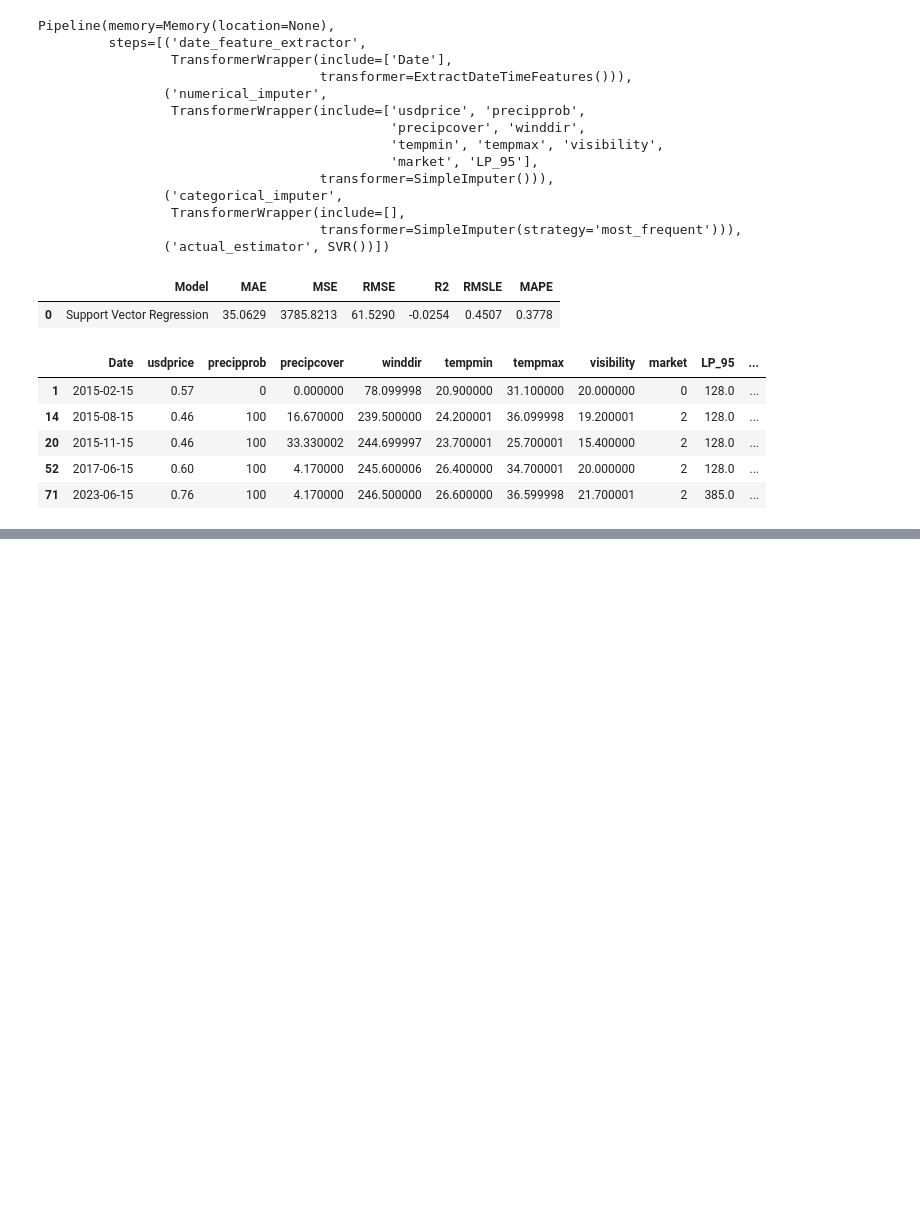
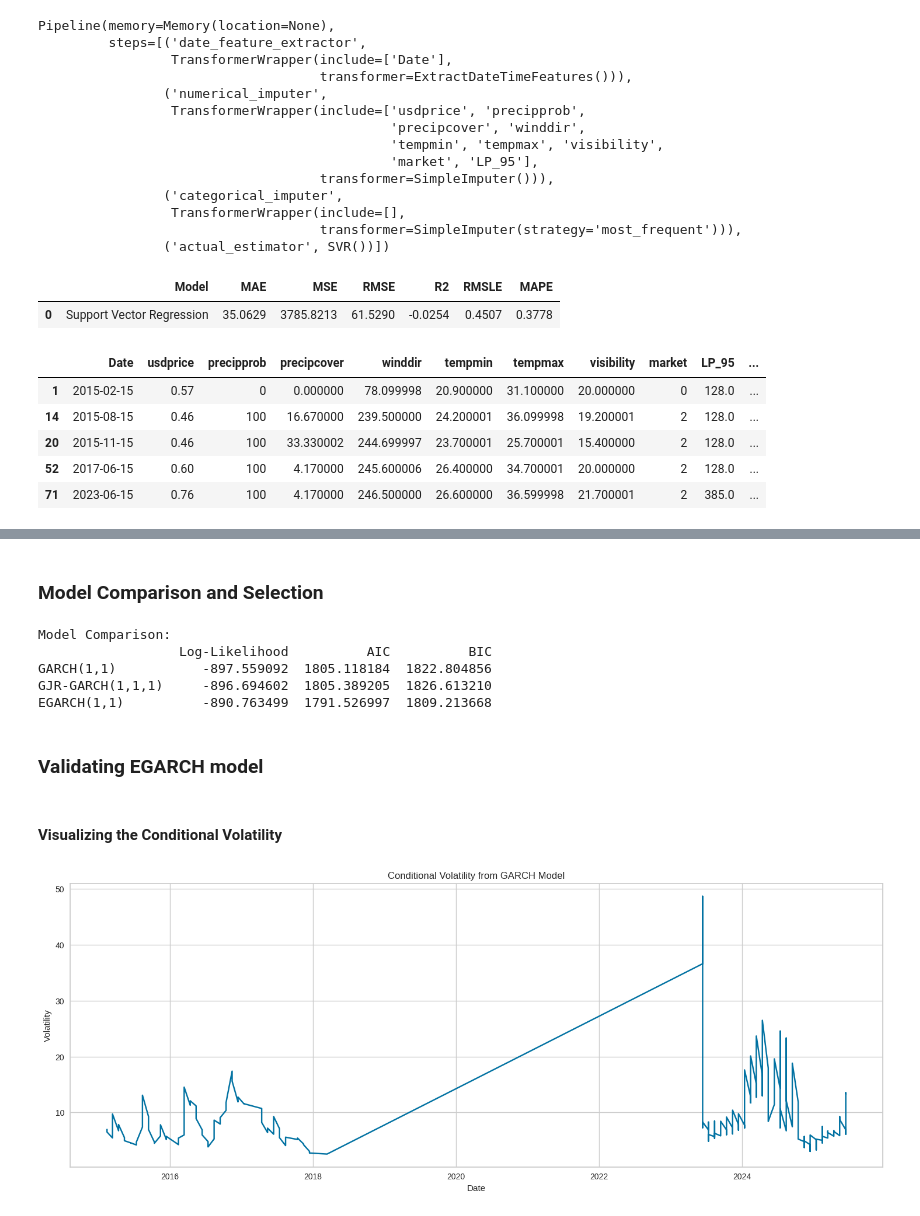
Before and after one commit to DVIlangamge/FYP--Rice-Price-Volatility-Analysis-and-Forecasting, a Jupyter notebook: FYP_Rice_price_predictions.ipynb, the cells around one changed output, grey strips where cells are left out. Saved outputs shown, nothing was run; the diff lists cells and outputs as text; code cells hidden in the pictures; blank space fills up the shorter version.

```diff
--- a/FYP_Rice_price_predictions.ipynb
+++ b/FYP_Rice_price_predictions.ipynb
@@ -2352,0 +2491,14 @@ fig.show()
+# %%
+# 1. Fit a GARCH(1,1) model with a Student's t distribution
+# p=1 (past volatility), q=1 (past shocks)
+variables = garch_model_df[['usdprice', 'precipprob', 'precipcover',
+       'winddir', 'tempmin', 'tempmax', 'visibility','market', 'LP_95']]
+
+garch_model = arch_model(scaled_returns, vol='Garch', p=1, q=1, dist='t', x=variables)
+
+# disp='off' keeps the output clean by hiding the optimization steps
+garch_result = garch_model.fit(disp='off')
+
+# Print the summary of the model
+print("--- GARCH(1,1) Model Results ---")
+print(garch_result.summary())
@@ -2352,0 +2554,8 @@ fig.show()
+# %%
+# 3. Fit an EGARCH(1,1) model
+egarch_model = arch_model(scaled_returns, vol='EGARCH', p=1, o=1, q=1,x=variables)
+egarch_result = egarch_model.fit(disp='off')
+
+# Print the summary
+print("\n--- EGARCH(1,1) Model Results ---")
+print(egarch_result.summary())
@@ -2352,0 +2580,41 @@ fig.show()
+# %% [markdown]
+### Model Comparison and Selection
+# %%
+# Create a list of model results and model names
+results_list = [garch_result, gjr_result, egarch_result]
+model_names = ['GARCH(1,1)', 'GJR-GARCH(1,1,1)', 'EGARCH(1,1)']
+
+# Create a dictionary to store the metrics
+metrics = {
+    'Log-Likelihood': [res.loglikelihood for res in results_list],
+    'AIC': [res.aic for res in results_list],
+    'BIC': [res.bic for res in results_list]
+}
+
+# Create a pandas DataFrame for a clean comparison table
+comparison_df = pd.DataFrame(metrics, index=model_names)
+
+# Display the comparison table
+print("Model Comparison:")
+print(comparison_df)
+# %% [output]
+Model Comparison:
+                  Log-Likelihood          AIC          BIC
+GARCH(1,1)           -897.559092  1805.118184  1822.804856
+GJR-GARCH(1,1,1)     -896.694602  1805.389205  1826.613210
+EGARCH(1,1)          -890.763499  1791.526997  1809.213668
+# %% [markdown]
+### Validating EGARCH model
+# %% [markdown]
+#### Visualizing the Conditional Volatility
+# %%
+# Plot the conditional volatility from the EGARCH model results
+plt.figure(figsize=(16, 6))
+plt.plot(garch_model_df.index, egarch_result.conditional_volatility)
+plt.title('Conditional Volatility from GARCH Model')
+plt.ylabel('Volatility')
+plt.xlabel('Date')
+#plt.legend()
+plt.show()
+# %% [output]
+[figure, added]
```
Also changed, not shown: parts of 55 cells of this notebook.
